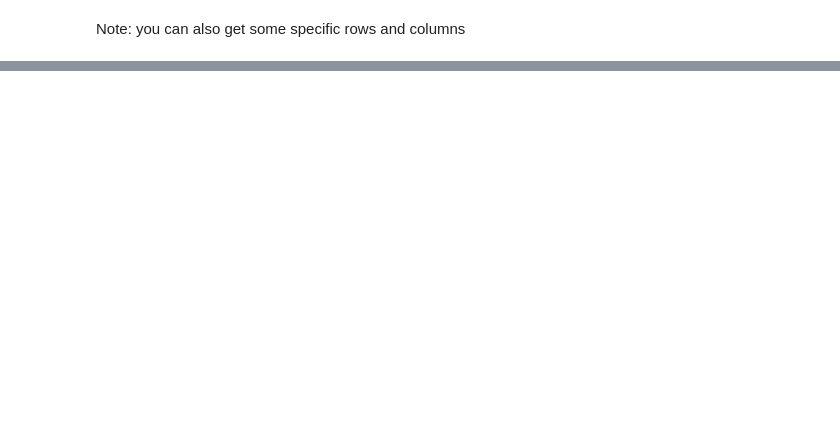
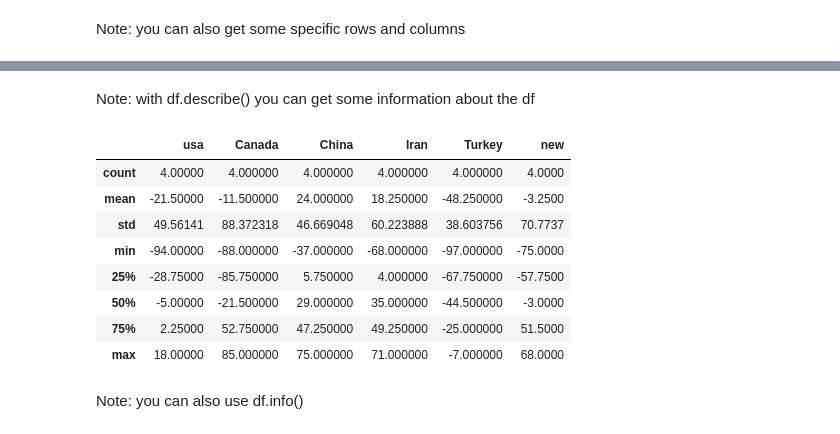
Before and after one commit to Ali-mohammadi-design/TensorFlow, a Jupyter notebook: Tensorflow_pandas_crash_course_ipynb.ipynb, the cells around one changed output, grey strips where cells are left out. Drawn from its saved outputs; the diff is of its cells as text; code cells hidden in the pictures; blank space fills up the shorter version.

```diff
--- a/Tensorflow_pandas_crash_course_ipynb.ipynb
+++ b/Tensorflow_pandas_crash_course_ipynb.ipynb
@@ -195,0 +279,4 @@ df.loc[['a','b'],['usa','China']]
+# %%
+new_ind=['import','export','benefits','success rate']
+df['situation']=new_ind
+df
@@ -195,0 +289,2 @@ df.loc[['a','b'],['usa','China']]
+# %%
+df.set_index('situation')
@@ -195,0 +298,16 @@ df.loc[['a','b'],['usa','China']]
+# %% [markdown]
+Note: with df.describe() you can get some information about the df
+# %%
+df.describe()
+# %% [output]
+|  | usa | Canada | China | Iran | Turkey | new |
+| count | 4.00000 | 4.000000 | 4.000000 | 4.000000 | 4.000000 | 4.0000 |
+| mean | -21.50000 | -11.500000 | 24.000000 | 18.250000 | -48.250000 | -3.2500 |
+| std | 49.56141 | 88.372318 | 46.669048 | 60.223888 | 38.603756 | 70.7737 |
+| min | -94.00000 | -88.000000 | -37.000000 | -68.000000 | -97.000000 | -75.0000 |
+| 25% | -28.75000 | -85.750000 | 5.750000 | 4.000000 | -67.750000 | -57.7500 |
+| 50% | -5.00000 | -21.500000 | 29.000000 | 35.000000 | -44.500000 | -3.0000 |
+| 75% | 2.25000 | 52.750000 | 47.250000 | 49.250000 | -25.000000 | 51.5000 |
+| max | 18.00000 | 85.000000 | 75.000000 | 71.000000 | -7.000000 | 68.0000 |
+# %% [markdown]
+Note: you can also use df.info()
```
Also changed, not shown: parts of 57 cells of this notebook.
